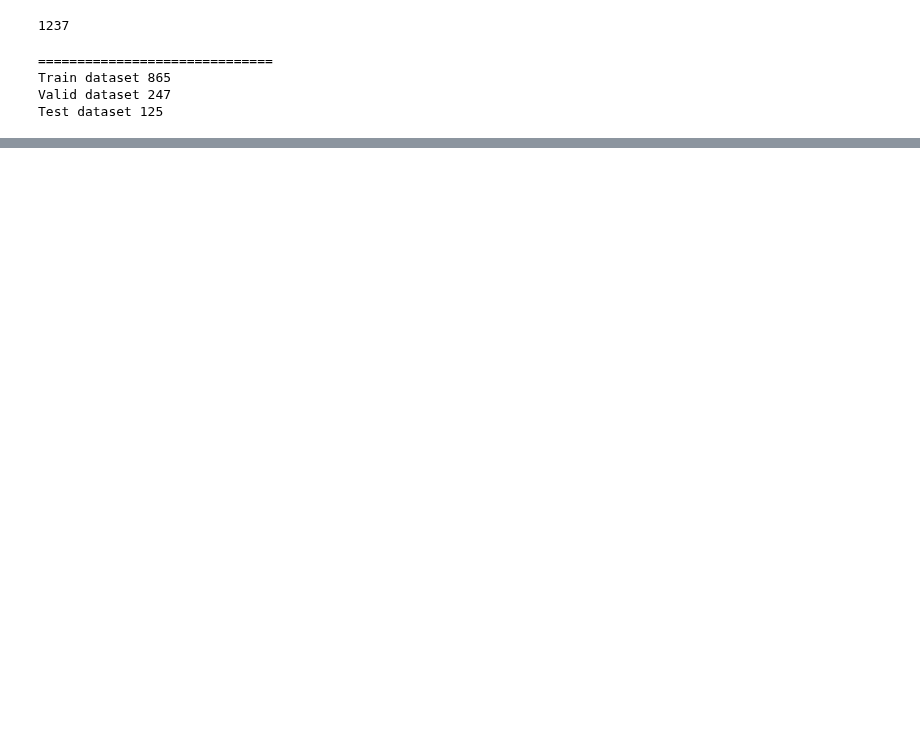
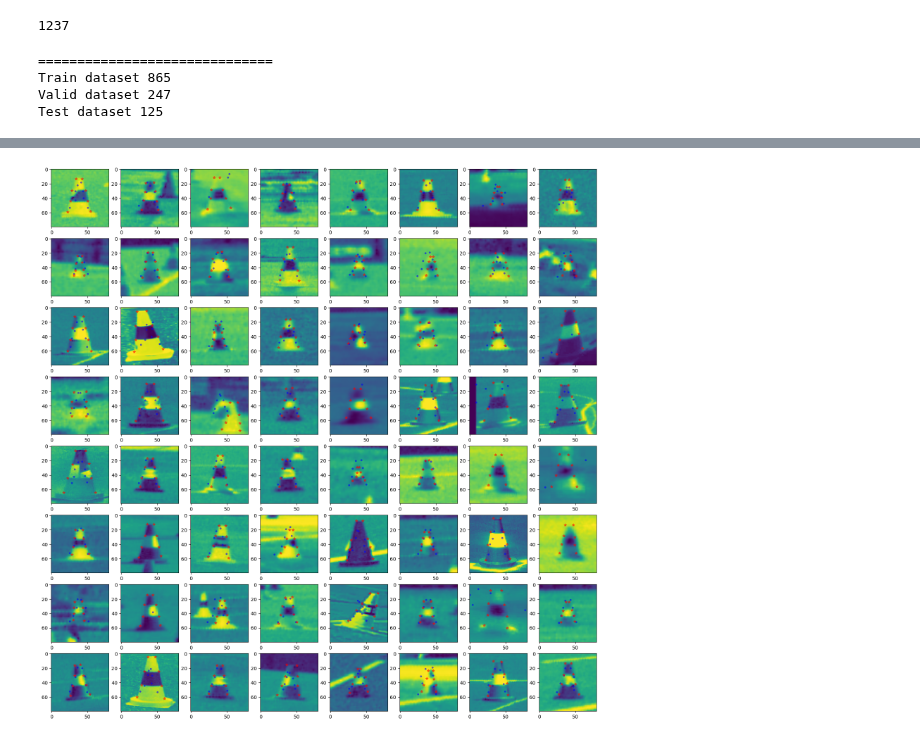
Before and after one commit to asurt-fsai/fs-system, a Jupyter notebook: perception/keypoint_regression/notebooks/Training.ipynb, the cells around one changed output, grey strips where cells are left out. Cells and saved outputs as stored; diff of their text form; code cells hidden in the pictures; blank space fills up the shorter version.

```diff
--- a/perception/keypoint_regression/notebooks/Training.ipynb
+++ b/perception/keypoint_regression/notebooks/Training.ipynb
@@ -165,10 +165,10 @@ class CombinedLoss(Module):
 
     def forward(self, y1, y2):
         mse = self.mse(y1,y2)
-        #cr = self.cr(y1,y2)
-        #return mse+self.gamma*cr
-        l1 = self.l1loss(y1,y2)
-        return mse+0.5*l1
+        cr = self.cr(y1,y2)
+        return mse+self.gamma*cr
+#         l1 = self.l1loss(y1,y2)
+#         return mse+0.5*l1
 # %%
 _,y1 = next(iter(trainLoader))
 _,y2 = next(iter(trainLoader))
@@ -179,0 +212,11 @@ tensor(0.0326)
+# %%
+# optimizer = SGD(model.parameters(), lr=7e-5)
+for i in range(2000): #num epochs
+    outs = model(x_of)
+    loss = criterion(outs, y_of)
+#     loss=loss.sqrt()
+    optimizer.zero_grad()
+    loss.backward()
+    optimizer.step()
+    scheduler.step(loss)
+    print(loss.item()*BATCH_SIZE)
@@ -180,3 +241,42 @@ tensor(0.0326)
+# %%
+imgs, labels = x_of[:10], y_of[:10]
+for j, (imgs, labels) in enumerate(testLoader):
+    with torch.no_grad():
+        model.eval()
+        model = model.cuda()
+        outs = model(imgs.cuda())
+
+    bs, _, height, width = imgs.shape
+    fig, ax = plt.subplots(nrows=8, ncols=8, figsize=(20,20))
+
+    for i, axi in enumerate(ax.flat):
+        # get keypoints
+        try:
+            kps = outs[i].cpu().detach().numpy()
+            kps = kps.reshape(-1,2)
+            kps[:,0] = kps[:,0]*width
+            kps[:,1] = kps[:,1]*height
+            kps = kps.astype(int)
+            # labels
+            label = labels[i].cpu().detach().numpy()
+            label = label.reshape(-1,2)
+            label[:,0] = label[:,0]*width
+            label[:,1] = label[:,1]*height
+            label = label.astype(int)
+            # get img
+            img = imgs[i].cpu().detach().permute(1,2,0).squeeze(2).numpy().astype(np.float32).copy()
+
+            for point1, point2 in zip(kps, label):
+                axi.plot(*point1, marker='.', color='blue', alpha=0.5)
+                axi.plot(*point2, marker='*', color='red', alpha=0.5)
+            axi.imshow(img)
+        except:
+            continue
+
+    fig.show()
+    fig.savefig(f"res_{j}"".png")
+# %% [output]
+[figure, added]
 # %%
 model = KeypointNet(inputChannels=1, outKeypoints=8)
 optimizer = Adam(model.parameters(), lr=1e-3)
```
Also changed, not shown: parts of 10 cells of this notebook, 1 other file.
